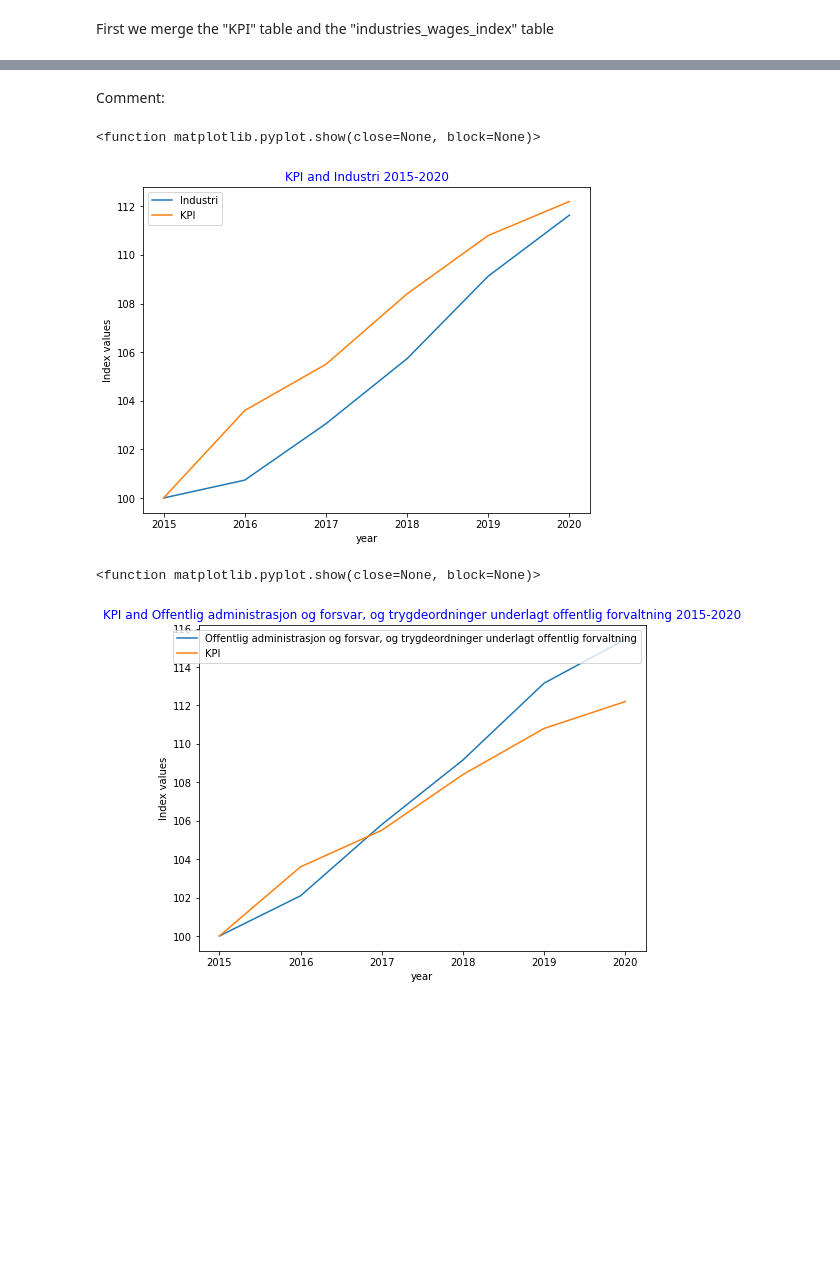
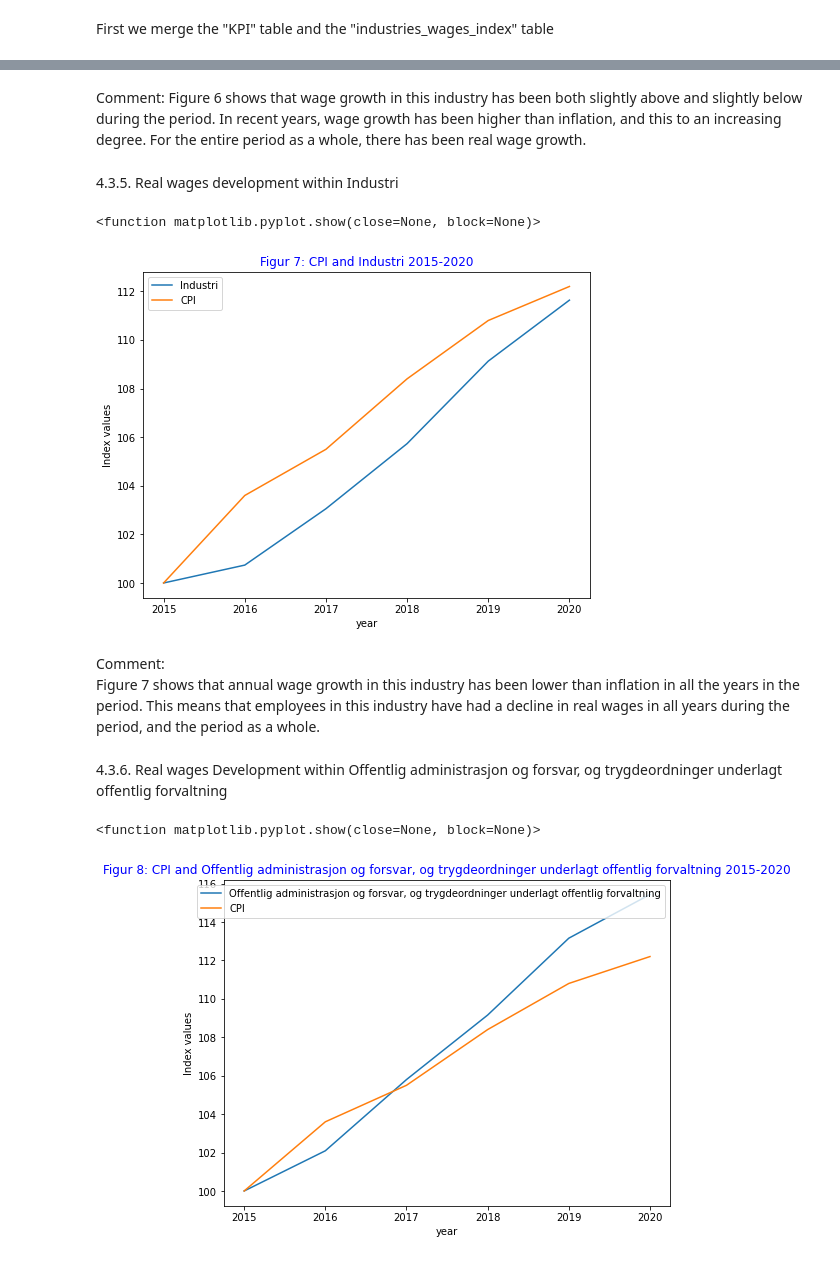
Before and after one commit to odk022/SOK-1003-eksamen-2021, a Jupyter notebook: Prosjektoppgave.ipynb, the cells around one changed output, grey strips where cells are left out. Cells and saved outputs as stored; diff of their text form; code cells hidden in the pictures; blank space fills up the shorter version.

```diff
--- a/Prosjektoppgave.ipynb
+++ b/Prosjektoppgave.ipynb
@@ -108,19 +128,19 @@ kpi_2018_mean=statistics.mean(kpi_2018['KPI'])
 # %%
-kpi_2019 = kpi.loc[(kpi['måned'] >= '2019M01') & (kpi['måned'] <= '2019M12')]
-kpi_2019_mean=statistics.mean(kpi_2019['KPI'])
+cpi_2019 = cpi.loc[(cpi['måned'] >= '2019M01') & (cpi['måned'] <= '2019M12')]
+cpi_2019_mean=statistics.mean(cpi_2019['CPI'])
 # %%
-kpi_2020 = kpi.loc[(kpi['måned'] >= '2020M01') & (kpi['måned'] <= '2020M12')]
-kpi_2020_mean=statistics.mean(kpi_2020['KPI'])
+cpi_2020 = cpi.loc[(cpi['måned'] >= '2020M01') & (cpi['måned'] <= '2020M12')]
+cpi_2020_mean=statistics.mean(cpi_2020['CPI'])
 # %%
 # list of strings
 year = [2015, 2016, 2017, 2018, 2019, 2020]
 
 # list of years
-kpi_mean = [kpi_2015_mean, kpi_2016_mean, kpi_2017_mean, kpi_2018_mean, kpi_2019_mean, kpi_2020_mean ]
+cpi_mean = [cpi_2015_mean, cpi_2016_mean, cpi_2017_mean, cpi_2018_mean, cpi_2019_mean, cpi_2020_mean ]
 
 # both lists, with columns specified
-KPI = pd.DataFrame(list(zip(year, kpi_mean)),
-               columns =['year', 'KPI'])
-KPI = round(KPI, 1)
-KPI
+CPI = pd.DataFrame(list(zip(year, cpi_mean)),
+               columns =['year', 'CPI'])
+CPI = round(CPI, 1)
+CPI
 # %% [output]
@@ -397,6 +424,6 @@ These questions will be addressed in the following.
 # %% [markdown]
 First we merge the "KPI" table and the "industries_wages_index" table
 # %%
-KPI_wages = KPI.merge(industries_wages_index, on='year', how='left')
-round(KPI_wages,1)
+CPI_wages = CPI.merge(industries_wages_index, on='year', how='left')
+round(CPI_wages,1)
 # %% [output]
@@ -461,30 +510,36 @@ plt.show
 # %% [markdown]
 Comment:
+Figure 6 shows that wage growth in this industry has been both slightly above and slightly below during the period. In recent years, wage growth has been higher than inflation, and this to an increasing degree. For the entire period as a whole, there has been real wage growth.
+# %% [markdown]
+4.3.5. Real wages development within Industri
 # %%
-# Development inside Industri
-x = KPI_wages['year']
-y = KPI_wages[['Industri','KPI']]
+x = CPI_wages['year']
+y = CPI_wages[['Industri','CPI']]
 plot, ax = plt.subplots(figsize=(8,6))
 ax.set_xlabel('year')
 ax.set_ylabel('Index values')
-ax.set_title("KPI and Industri 2015-2020", color="blue")
+ax.set_title("Figur 7: CPI and Industri 2015-2020", color="blue")
 ax.plot(x,y)
-ax.legend(['Industri', 'KPI'])
+ax.legend(['Industri', 'CPI'])
 plt.show
 # %% [output]
 <function matplotlib.pyplot.show(close=None, block=None)>
-[figure, old version]
+[figure, new version]
+# %% [markdown]
+Comment:
+Figure 7 shows that annual wage growth in this industry has been lower than inflation in all the years in the period. This means that employees in this industry have had a decline in real wages in all years during the period, and the period as a whole.
+# %% [markdown]
+4.3.6. Real wages Development within Offentlig administrasjon og forsvar, og trygdeordninger underlagt offentlig forvaltning
 # %%
-# Development inside Offentlig administrasjon og forsvar, og trygdeordninger underlagt offentlig forvaltning
-x = KPI_wages['year']
-y = KPI_wages[['Offentlig administrasjon og forsvar, og trygdeordninger underlagt offentlig forvaltning','KPI']]
+x = CPI_wages['year']
+y = CPI_wages[['Offentlig administrasjon og forsvar, og trygdeordninger underlagt offentlig forvaltning','CPI']]
 plot, ax = plt.subplots(figsize=(8,6))
 ax.set_xlabel('year')
 ax.set_ylabel('Index values')
-ax.set_title("KPI and Offentlig administrasjon og forsvar, og trygdeordninger underlagt offentlig forvaltning 2015-2020", color="blue")
+ax.set_title("Figur 8: CPI and Offentlig administrasjon og forsvar, og trygdeordninger underlagt offentlig forvaltning 2015-2020", color="blue")
 ax.plot(x,y)
-ax.legend(['Offentlig administrasjon og forsvar, og trygdeordninger underlagt offentlig forvaltning', 'KPI'])
+ax.legend(['Offentlig administrasjon og forsvar, og trygdeordninger underlagt offentlig forvaltning', 'CPI'])
 plt.show
 # %% [output]
 <function matplotlib.pyplot.show(close=None, block=None)>
-[figure, old version]
+[figure, new version]
```
Also changed, not shown: parts of 70 cells of this notebook.
